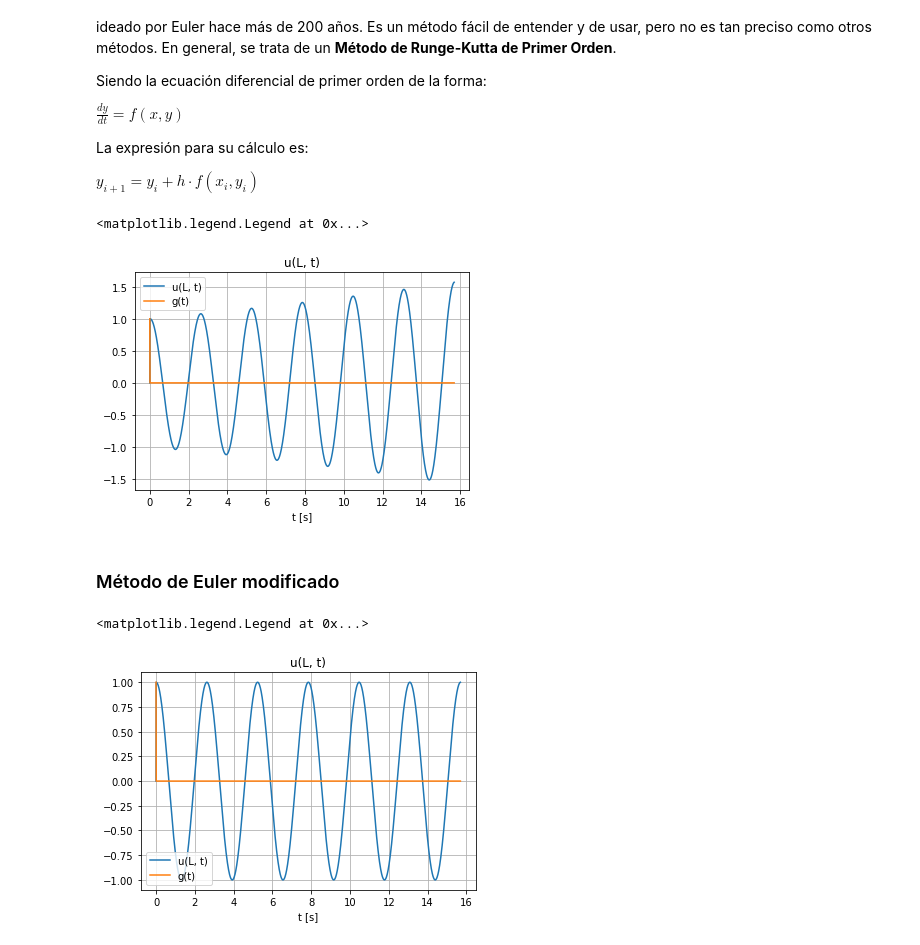
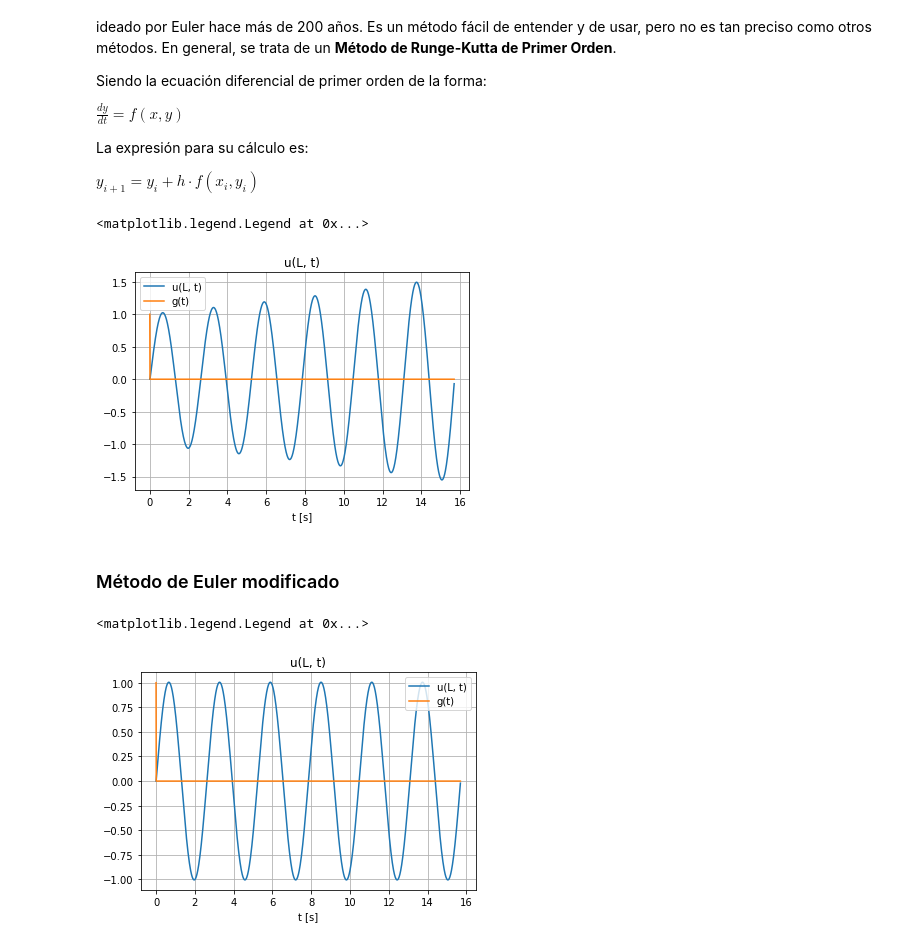
Before and after one commit to FernandezGFG/ModelosNumericos, a Jupyter notebook: main.ipynb, the cells around one changed output. Saved outputs shown, nothing was run; the diff lists cells and outputs as text; code cells hidden in the pictures.

```diff
--- a/main.ipynb
+++ b/main.ipynb
@@ -197,7 +197,7 @@ g = np.zeros((NDt,))
 g[0] = 1
 
 B = np.zeros((2, NDt))
-B[1, :] = g
+B[1, :] = bp * g
 
 # Inicialización del sistema
 t[0] = t0
@@ -212,15 +212,15 @@ for i in range(0, NDt-1):
     y[:, i+1] = ya + k1
     t[i+1] = ta + Dt # Esto se puede simplificar con np.arange al principio
 # %%
-plt.plot(t, y[1, :], label='u(L, t)')
+plt.plot(t, y[0, :], label='u(L, t)')
 plt.plot(t, g, label='g(t)')
 plt.title('u(L, t)')
 plt.xlabel('t [s]')
 plt.grid()
 plt.legend()
 # %% [output]
 <matplotlib.legend.Legend at 0x...>
-[figure, old version]
+[figure, new version]
 # %% [markdown]
 ### Método de Euler modificado
 # %%
@@ -271,7 +271,7 @@ for i in range(0, NDt-1):
     y[:, i+1] = ya + k2
     t[i+1] = ta + Dt # Esto se puede simplificar con np.arange al principio
 # %%
-plt.plot(t, y[1, :], label='u(L, t)')
+plt.plot(t, y[0, :], label='u(L, t)')
 plt.plot(t, g, label='g(t)')
 plt.title('u(L, t)')
 plt.xlabel('t [s]')
@@ -279,4 +279,4 @@ plt.grid()
 plt.legend()
 # %% [output]
 <matplotlib.legend.Legend at 0x...>
-[figure, old version]
+[figure, new version]
```
Also changed, not shown: parts of 1 cell of this notebook.
